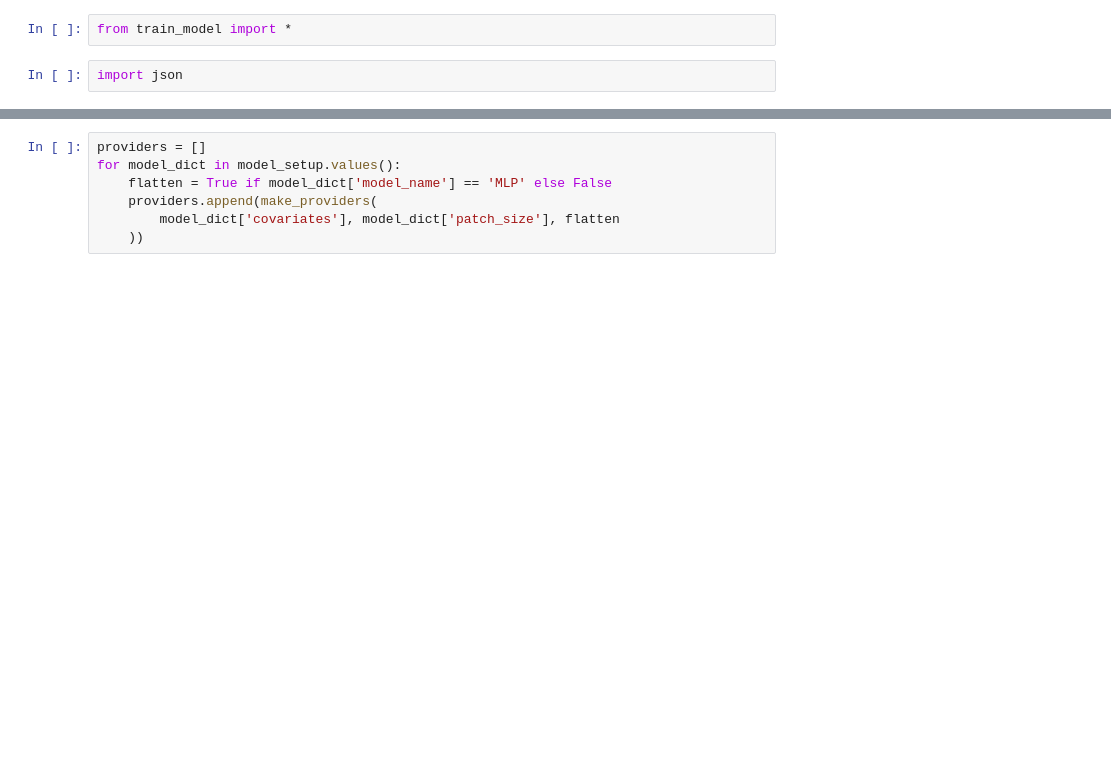
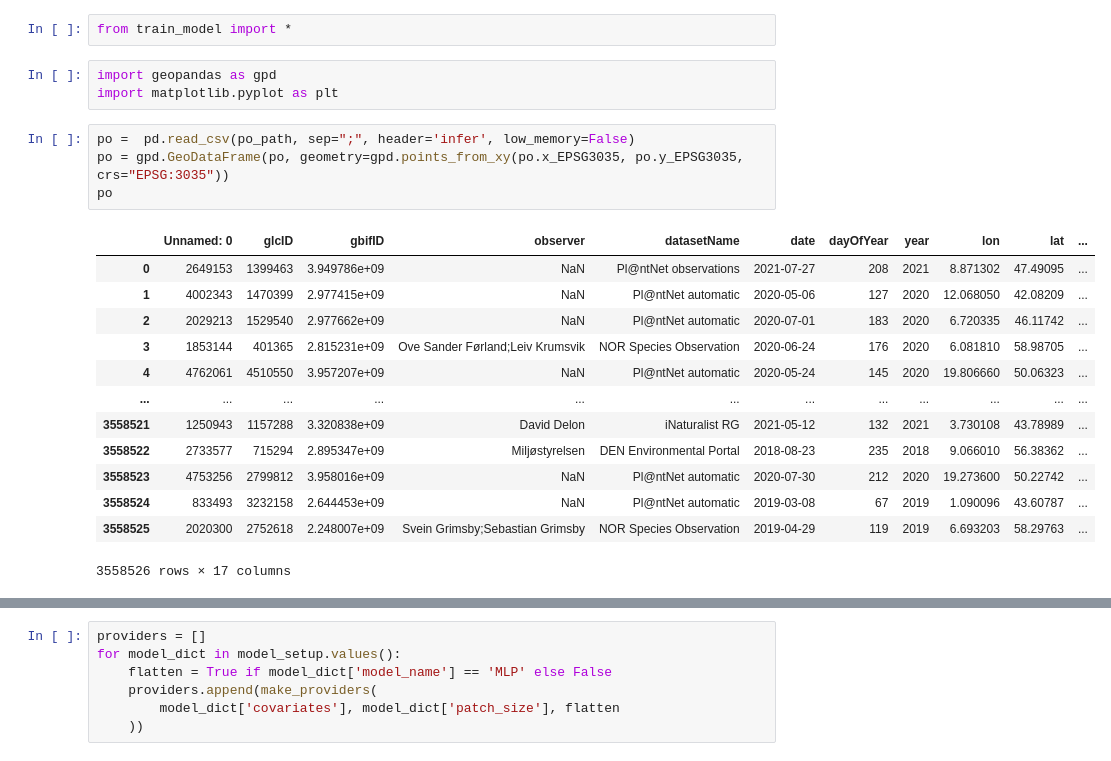
Before and after one commit to ninavantiel/multi_scale_SDMs, a Jupyter notebook: test.ipynb, the cells around one changed output, grey strips where cells are left out. Saved outputs shown, nothing was run; the diff lists cells and outputs as text; blank space fills up the shorter version.

```diff
--- a/test.ipynb
+++ b/test.ipynb
@@ -1,4 +1,23 @@
 # %%
 from train_model import *
-# %%
-import json
+# %%
+import geopandas as gpd
+import matplotlib.pyplot as plt
+# %%
+po =  pd.read_csv(po_path, sep=";", header='infer', low_memory=False)
+po = gpd.GeoDataFrame(po, geometry=gpd.points_from_xy(po.x_EPSG3035, po.y_EPSG3035, crs="EPSG:3035"))
+po
+# %% [output]
+|  | Unnamed: 0 | glcID | gbifID | observer | datasetName | date | dayOfYear | year | lon | lat | ... |
+| 0 | 2649153 | 1399463 | 3.949786e+09 | NaN | Pl@ntNet observations | 2021-07-27 | 208 | 2021 | 8.871302 | 47.49095 | ... |
+| 1 | 4002343 | 1470399 | 2.977415e+09 | NaN | Pl@ntNet automatic | 2020-05-06 | 127 | 2020 | 12.068050 | 42.08209 | ... |
+| 2 | 2029213 | 1529540 | 2.977662e+09 | NaN | Pl@ntNet automatic | 2020-07-01 | 183 | 2020 | 6.720335 | 46.11742 | ... |
+| 3 | 1853144 | 401365 | 2.815231e+09 | Ove Sander Førland;Leiv Krumsvik | NOR Species Observation | 2020-06-24 | 176 | 2020 | 6.081810 | 58.98705 | ... |
+| 4 | 4762061 | 4510550 | 3.957207e+09 | NaN | Pl@ntNet automatic | 2020-05-24 | 145 | 2020 | 19.806660 | 50.06323 | ... |
+| ... | ... | ... | ... | ... | ... | ... | ... | ... | ... | ... | ... |
+| 3558521 | 1250943 | 1157288 | 3.320838e+09 | David Delon | iNaturalist RG | 2021-05-12 | 132 | 2021 | 3.730108 | 43.78989 | ... |
+| 3558522 | 2733577 | 715294 | 2.895347e+09 | Miljøstyrelsen | DEN Environmental Portal | 2018-08-23 | 235 | 2018 | 9.066010 | 56.38362 | ... |
+| 3558523 | 4753256 | 2799812 | 3.958016e+09 | NaN | Pl@ntNet automatic | 2020-07-30 | 212 | 2020 | 19.273600 | 50.22742 | ... |
+| 3558524 | 833493 | 3232158 | 2.644453e+09 | NaN | Pl@ntNet automatic | 2019-03-08 | 67 | 2019 | 1.090096 | 43.60787 | ... |
+| 3558525 | 2020300 | 2752618 | 2.248007e+09 | Svein Grimsby;Sebastian Grimsby | NOR Species Observation | 2019-04-29 | 119 | 2019 | 6.693203 | 58.29763 | ... |
+3558526 rows × 17 columns
```
Also changed, not shown: parts of 21 cells of this notebook, 5 other files.
